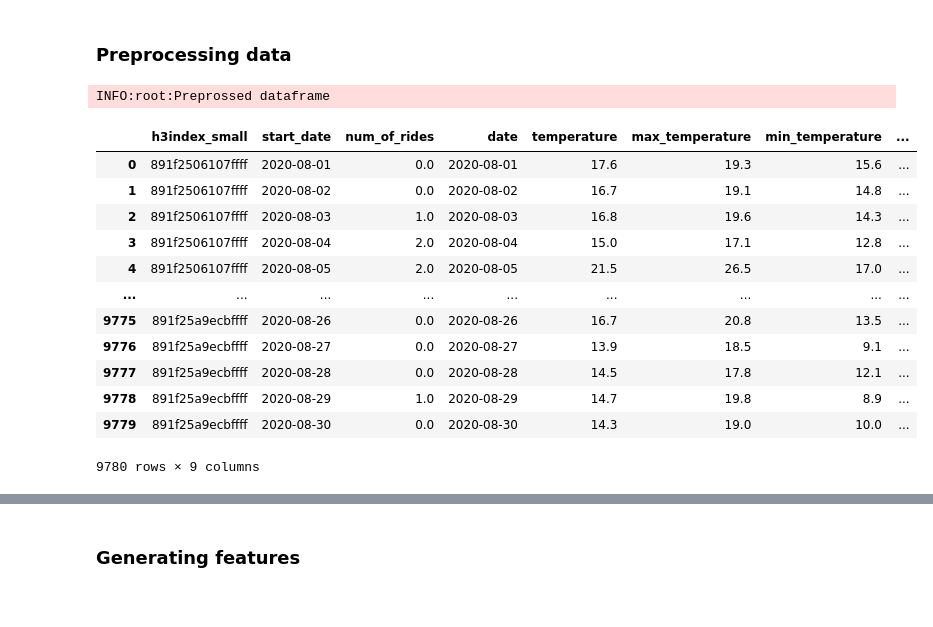
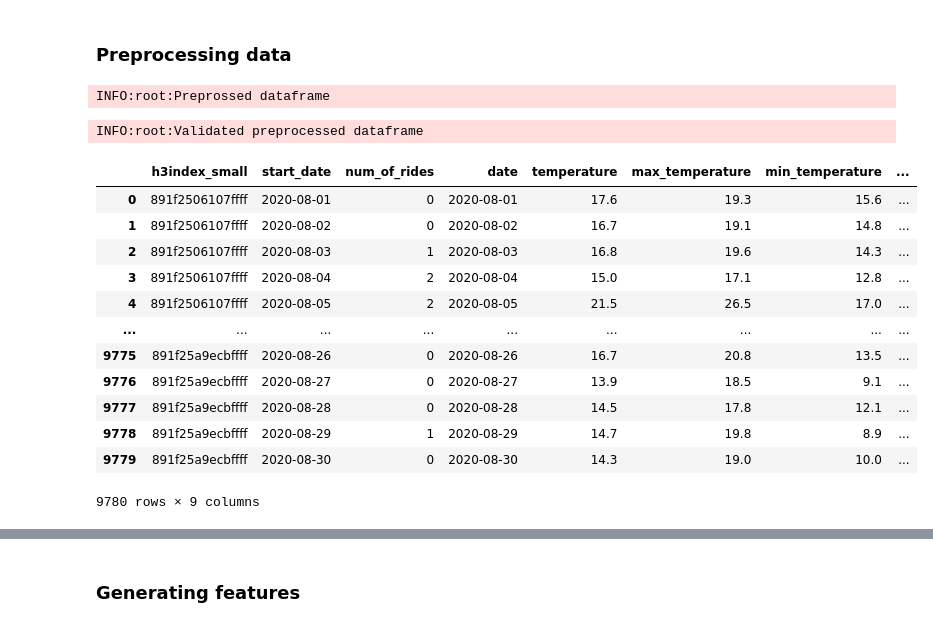
Before and after one commit to logro003/demand-fc, a Jupyter notebook: notebooks/playing_around.ipynb, the cells around one changed output, grey strips where cells are left out. Drawn from its saved outputs; the diff is of its cells as text; code cells hidden in the pictures.

```diff
--- a/notebooks/testing_code.ipynb
+++ b/notebooks/playing_around.ipynb
@@ -33,20 +33,25 @@ INFO:root:Validated weather dataframe
 # %%
 from demand_forecasting.preprocess import preprocessing
 
-df, unique_h3index_df = preprocessing(rides_df=rides_df, weather_df=weather_df)
-df
+preprocess_raw_df = preprocessing(rides_df=rides_df, weather_df=weather_df)
 # %% [output]
 INFO:root:Preprossed dataframe
-|  | h3index_small | start_date | num_of_rides | date | temperature | max_temperature | min_temperature | ... |
-| 0 | 891f2506107ffff | 2020-08-01 | 0.0 | 2020-08-01 | 17.6 | 19.3 | 15.6 | ... |
-| 1 | 891f2506107ffff | 2020-08-02 | 0.0 | 2020-08-02 | 16.7 | 19.1 | 14.8 | ... |
-| 2 | 891f2506107ffff | 2020-08-03 | 1.0 | 2020-08-03 | 16.8 | 19.6 | 14.3 | ... |
-| 3 | 891f2506107ffff | 2020-08-04 | 2.0 | 2020-08-04 | 15.0 | 17.1 | 12.8 | ... |
-| 4 | 891f2506107ffff | 2020-08-05 | 2.0 | 2020-08-05 | 21.5 | 26.5 | 17.0 | ... |
-| ... | ... | ... | ... | ... | ... | ... | ... | ... |
-| 9775 | 891f25a9ecbffff | 2020-08-26 | 0.0 | 2020-08-26 | 16.7 | 20.8 | 13.5 | ... |
-| 9776 | 891f25a9ecbffff | 2020-08-27 | 0.0 | 2020-08-27 | 13.9 | 18.5 | 9.1 | ... |
-| 9777 | 891f25a9ecbffff | 2020-08-28 | 0.0 | 2020-08-28 | 14.5 | 17.8 | 12.1 | ... |
-| 9778 | 891f25a9ecbffff | 2020-08-29 | 1.0 | 2020-08-29 | 14.7 | 19.8 | 8.9 | ... |
-| 9779 | 891f25a9ecbffff | 2020-08-30 | 0.0 | 2020-08-30 | 14.3 | 19.0 | 10.0 | ... |
-9780 rows × 9 columns
+# %%
+from demand_forecasting.verify import verify_preprocessed_df
+preprocess_df = verify_preprocessed_df(preprocess_raw_df) #df
+preprocess_df
+# %% [output]
+INFO:root:Validated preprocessed dataframe
+|  | h3index_small | start_date | num_of_rides | date | temperature | max_temperature | min_temperature | ... |
+| 0 | 891f2506107ffff | 2020-08-01 | 0 | 2020-08-01 | 17.6 | 19.3 | 15.6 | ... |
+| 1 | 891f2506107ffff | 2020-08-02 | 0 | 2020-08-02 | 16.7 | 19.1 | 14.8 | ... |
+| 2 | 891f2506107ffff | 2020-08-03 | 1 | 2020-08-03 | 16.8 | 19.6 | 14.3 | ... |
+| 3 | 891f2506107ffff | 2020-08-04 | 2 | 2020-08-04 | 15.0 | 17.1 | 12.8 | ... |
+| 4 | 891f2506107ffff | 2020-08-05 | 2 | 2020-08-05 | 21.5 | 26.5 | 17.0 | ... |
+| ... | ... | ... | ... | ... | ... | ... | ... | ... |
+| 9775 | 891f25a9ecbffff | 2020-08-26 | 0 | 2020-08-26 | 16.7 | 20.8 | 13.5 | ... |
+| 9776 | 891f25a9ecbffff | 2020-08-27 | 0 | 2020-08-27 | 13.9 | 18.5 | 9.1 | ... |
+| 9777 | 891f25a9ecbffff | 2020-08-28 | 0 | 2020-08-28 | 14.5 | 17.8 | 12.1 | ... |
+| 9778 | 891f25a9ecbffff | 2020-08-29 | 1 | 2020-08-29 | 14.7 | 19.8 | 8.9 | ... |
+| 9779 | 891f25a9ecbffff | 2020-08-30 | 0 | 2020-08-30 | 14.3 | 19.0 | 10.0 | ... |
+9780 rows × 9 columns
```
Also changed, not shown: parts of 5 cells of this notebook, 15 other files.
